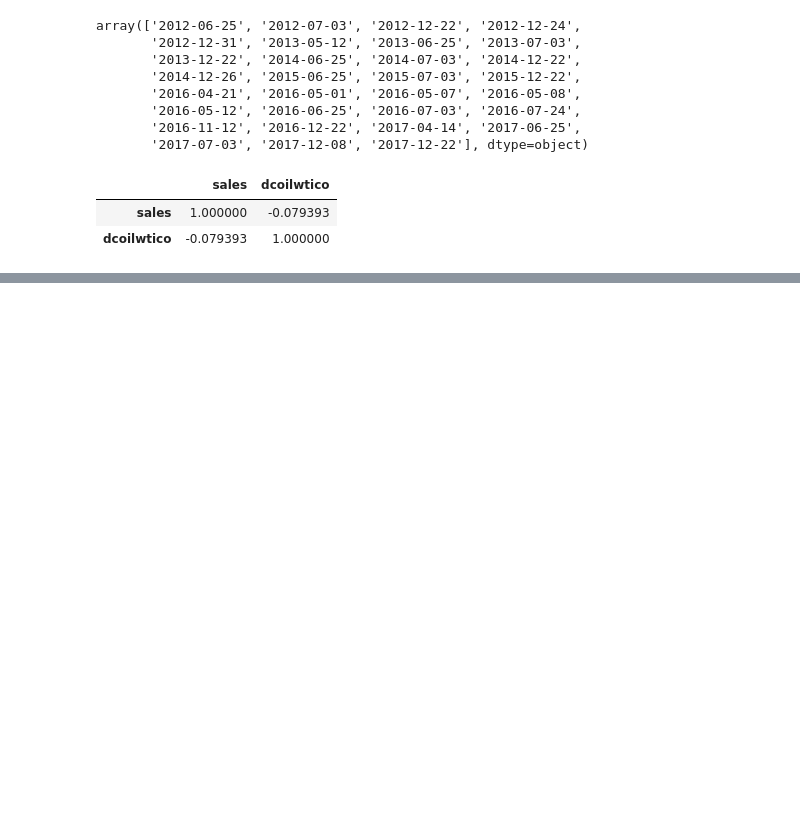
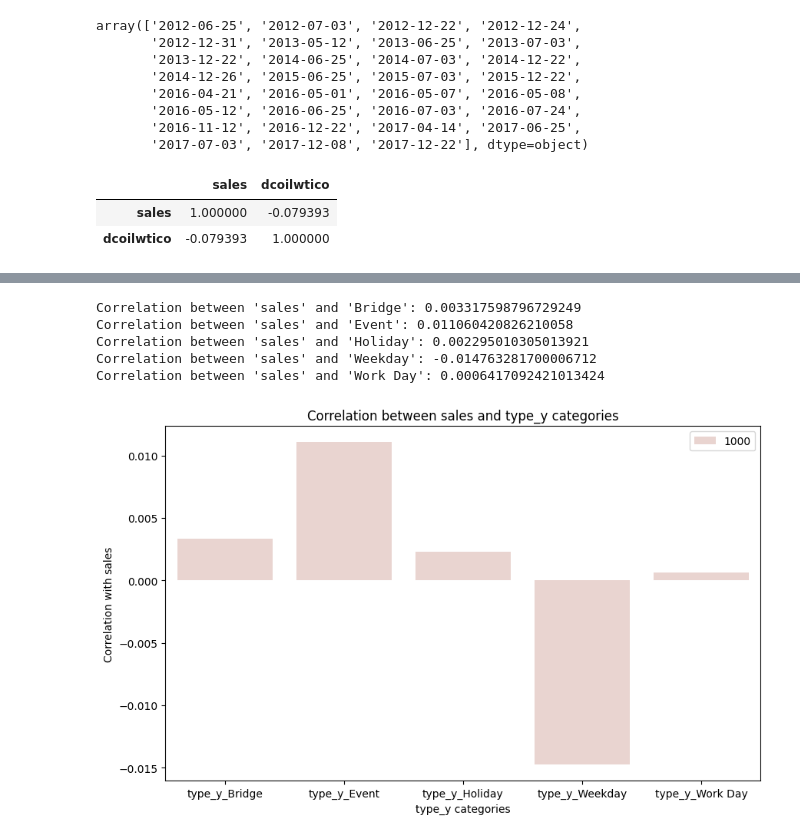
Before and after one commit to kitewatermelon/DS-final, a Jupyter notebook: store-sales-time-series-forecasting/202130422_박연수.ipynb, the cells around one changed output, grey strips where cells are left out. Drawn from its saved outputs; the diff is of its cells as text; code cells hidden in the pictures; blank space fills up the shorter version.

```diff
--- a/store-sales-time-series-forecasting/202130422_박연수.ipynb
+++ b/store-sales-time-series-forecasting/202130422_박연수.ipynb
@@ -232,18 +236,0 @@ array(['Holiday', nan, 'Work Day', 'Additional', 'Event', 'Bridge'],
-# %%
-train['type_y'] = train['type_y'].fillna('Weekday')
-
-# 'type'을 더미 변수로 변환
-train_dummies = pd.get_dummies(train['type_y'], prefix='type_y')
-
-# 원본 데이터프레임과 더미 변수를 합침
-train_with_dummies = pd.concat([train, train_dummies], axis=1)
-
-# 각 'type' 카테고리와 'sales'의 상관계수 계산
-correlations = {}
-for column in train_dummies.columns:
-    correlation = train_with_dummies[column].corr(train_with_dummies['sales'])
-    correlations[column] = correlation
-
-# 결과 출력
-correlations
-train_with_dummies
@@ -264,3 +237,36 @@ train_with_dummies
+# %%
+train['type_y'] = train['type_y'].fillna('Weekday')
+
+k = train[['sales', 'type_y']]
+train_dummies = pd.get_dummies(k, columns=['type_y'], drop_first=True)
+
+# type_y 카테고리별 상관관계 계산
+correlations = {}
+
+# 각 type_y 더미 변수에 대해 상관관계를 계산
+for column in train_dummies.columns:
+    if column != 'sales':
+        correlation = train_dummies[['sales', column]].corr().iloc[0, 1]
+        correlations[column] = correlation
+corr_df = pd.DataFrame(list(correlations.items()), columns=['type_y', 'correlation'])
+
+# 결과 출력 및 막대 그래프 생성
+for column, correlation in correlations.items():
+    print(f"Correlation between 'sales' and '{column[7:]}': {correlation}")
+
+plt.figure(figsize=(10, 6))
+sns.barplot(x='type_y', y='correlation', data=corr_df, hue=1000)
+plt.title('Correlation between sales and type_y categories')
+plt.xlabel('type_y categories')
+plt.ylabel('Correlation with sales')
+plt.show()
+# %% [output]
+Correlation between 'sales' and 'Bridge': 0.003317598796729249
+Correlation between 'sales' and 'Event': 0.011060420826210058
+Correlation between 'sales' and 'Holiday': 0.002295010305013921
+Correlation between 'sales' and 'Weekday': -0.014763281700006712
+Correlation between 'sales' and 'Work Day': 0.0006417092421013424
+[figure, added]
 # %%
 
 import seaborn as sns
```
Also changed, not shown: parts of 6 cells of this notebook.
